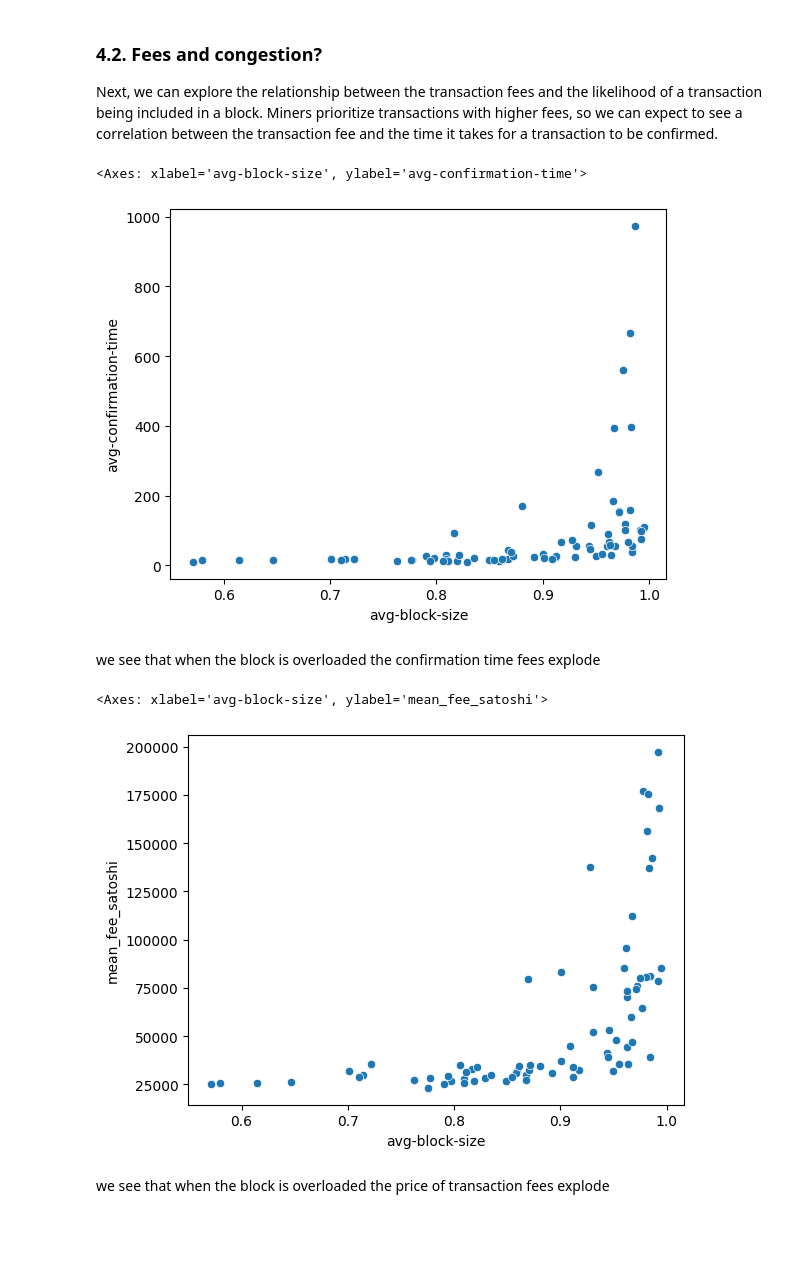
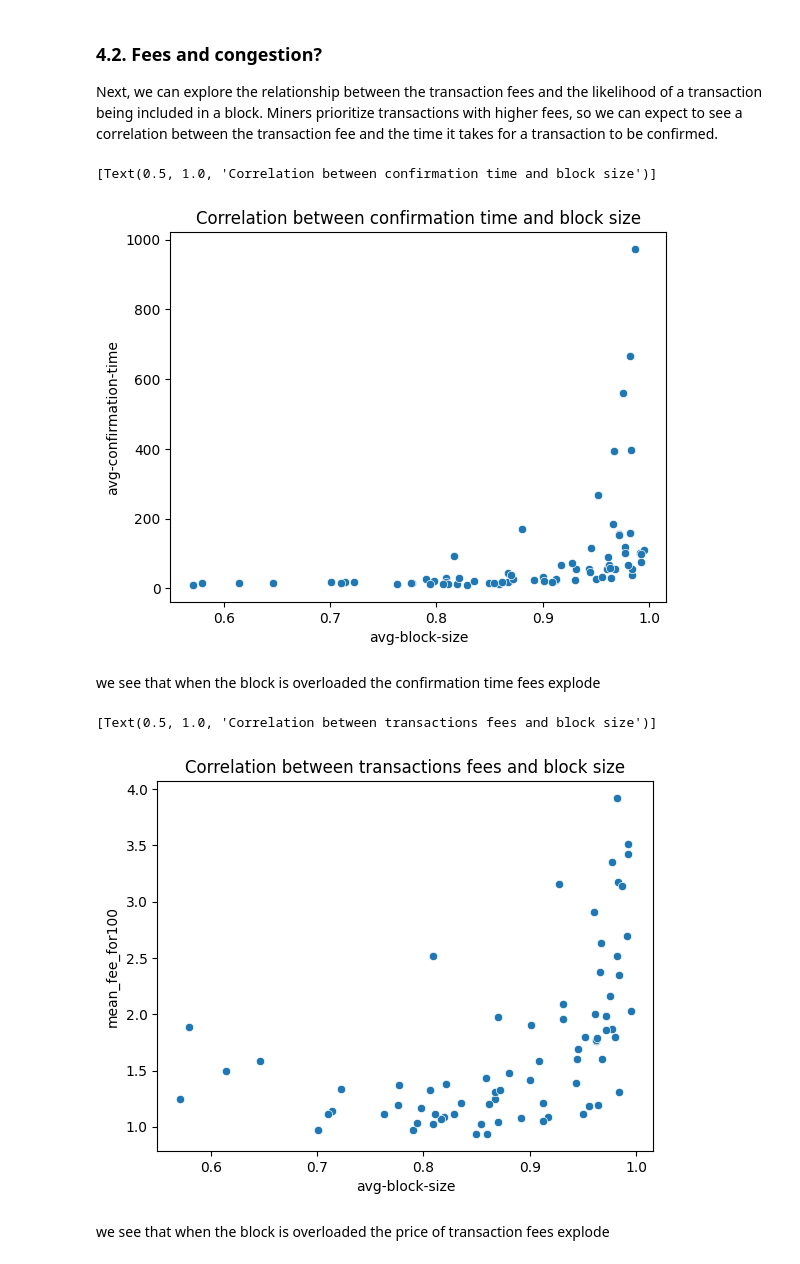
Before and after one commit to DjuloFyro/EGC_2024, a Jupyter notebook: gil_feret.ipynb, the cells around one changed output. Saved outputs shown, nothing was run; the diff lists cells and outputs as text; code cells hidden in the pictures; blank space fills up the shorter version.

```diff
--- a/gil_feret.ipynb
+++ b/gil_feret.ipynb
@@ -206,17 +204,17 @@ From the chart, we can see that the majority of transactions have low fees, with
 
 Next, we can explore the relationship between the transaction fees and the likelihood of a transaction being included in a block. Miners prioritize transactions with higher fees, so we can expect to see a correlation between the transaction fee and the time it takes for a transaction to be confirmed.
 # %%
-sns.scatterplot(data=blockchain_data, x='avg-block-size', y='avg-confirmation-time')
+sns.scatterplot(data=blockchain_data, x='avg-block-size', y='avg-confirmation-time').set(title='Correlation between confirmation time and block size')
 # %% [output]
-<Axes: xlabel='avg-block-size', ylabel='avg-confirmation-time'>
+[Text(0.5, 1.0, 'Correlation between confirmation time and block size')]
-[figure, old version]
+[figure, new version]
 # %% [markdown]
 we see that when the block is overloaded the confirmation time fees explode
 # %%
-sns.scatterplot(data=blockchain_data, x='avg-block-size', y='mean_fee_satoshi')
+sns.scatterplot(data=blockchain_data, x='avg-block-size', y='mean_fee_for100').set(title='Correlation between transactions fees and block size')
 # %% [output]
-<Axes: xlabel='avg-block-size', ylabel='mean_fee_satoshi'>
+[Text(0.5, 1.0, 'Correlation between transactions fees and block size')]
-[figure, old version]
+[figure, new version]
 # %% [markdown]
 we see that when the block is overloaded the price of transaction fees explode
 # %% [markdown]
```
Also changed, not shown: parts of 10 cells of this notebook.
